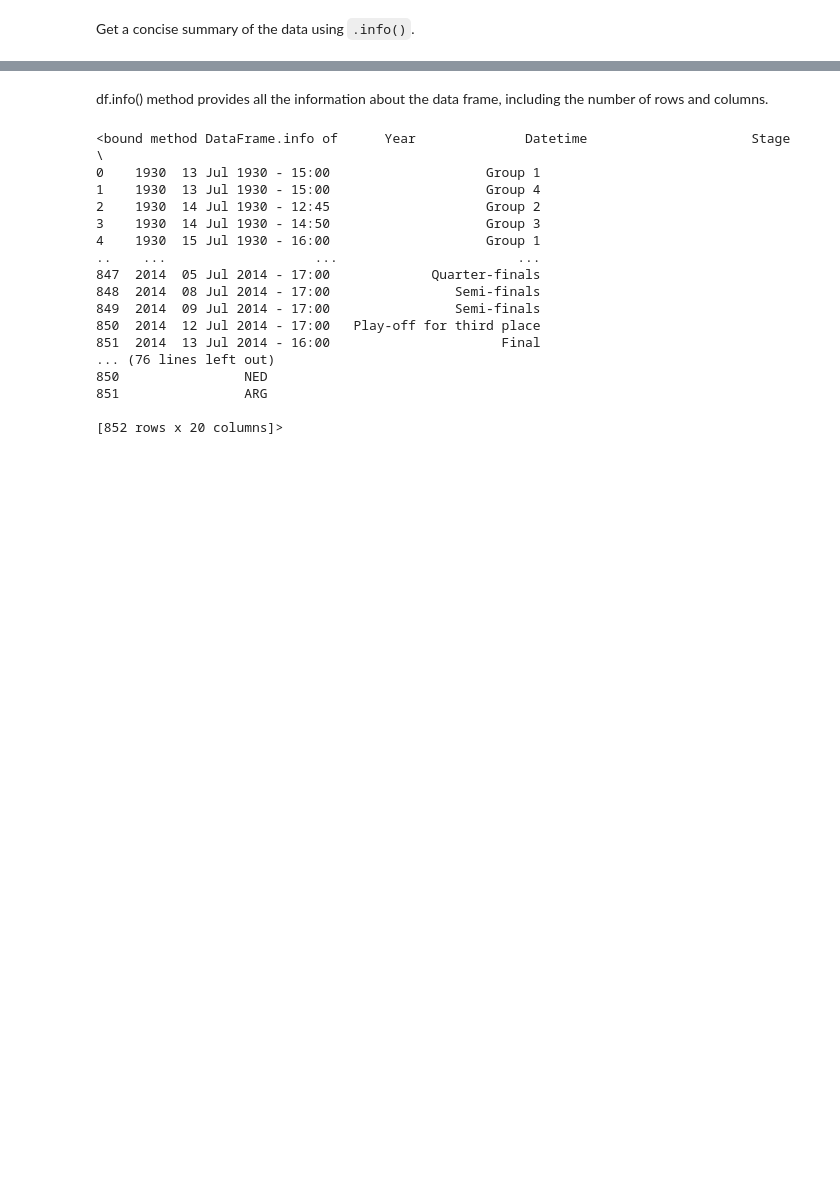
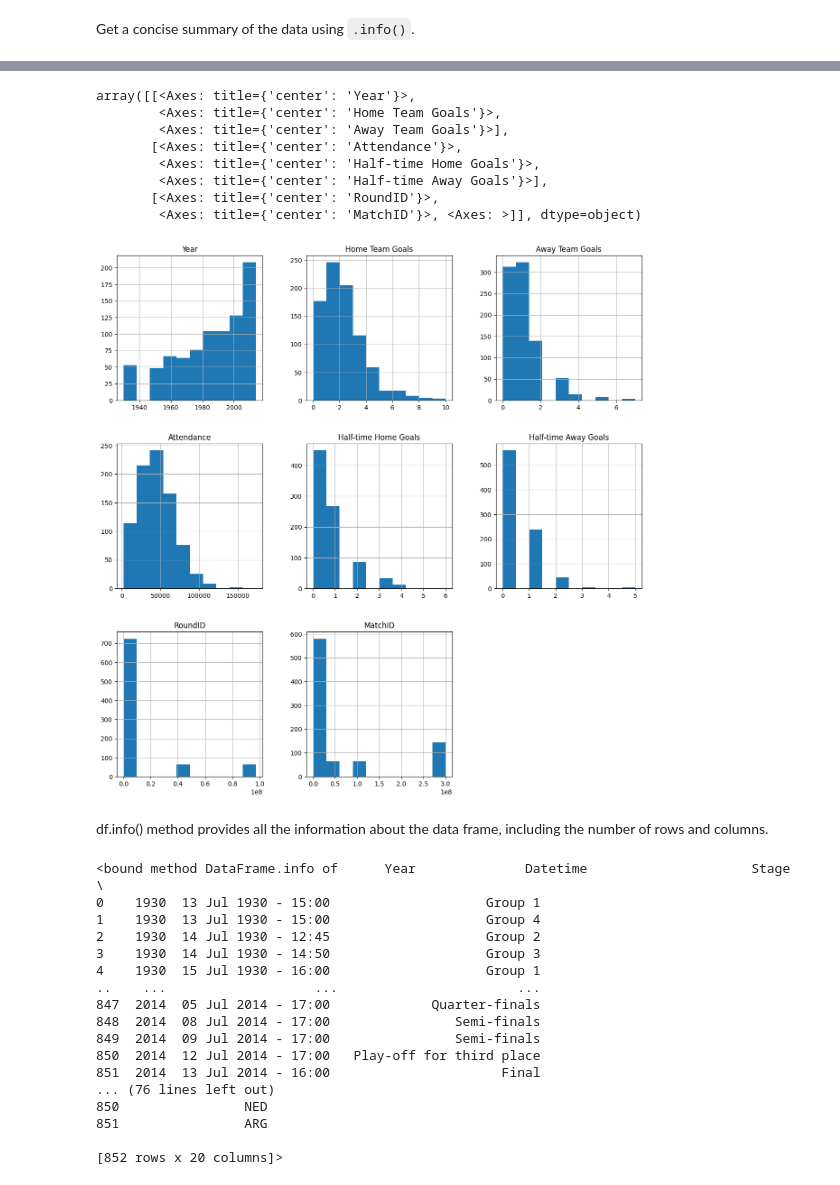
Before and after one commit to asanaa-data/asanaa-data, a Jupyter notebook: accessing_data_with_pandas_lab1.ipynb, the cells around one changed output, grey strips where cells are left out. Cells and saved outputs as stored; diff of their text form; code cells hidden in the pictures; blank space fills up the shorter version.

```diff
--- a/accessing_data_with_pandas_lab1.ipynb
+++ b/accessing_data_with_pandas_lab1.ipynb
@@ -83,3 +121,16 @@ Get a concise summary of the data using `.info()`.
+# %%
+# hist() method to plot the distribution for all numeric variables.
+df.hist(figsize=(15,15))# this is diplaying the data in histogram of size width 15 by height 15
+# %% [output]
+array([[<Axes: title={'center': 'Year'}>,
+        <Axes: title={'center': 'Home Team Goals'}>,
+        <Axes: title={'center': 'Away Team Goals'}>],
+       [<Axes: title={'center': 'Attendance'}>,
+        <Axes: title={'center': 'Half-time Home Goals'}>,
+        <Axes: title={'center': 'Half-time Away Goals'}>],
+       [<Axes: title={'center': 'RoundID'}>,
+        <Axes: title={'center': 'MatchID'}>, <Axes: >]], dtype=object)
+[figure, added]
 # %% [markdown]
 df.info() method provides all the information about the data frame, including the number of rows and columns.
 # %%
```
Also changed, not shown: parts of 5 cells of this notebook.
